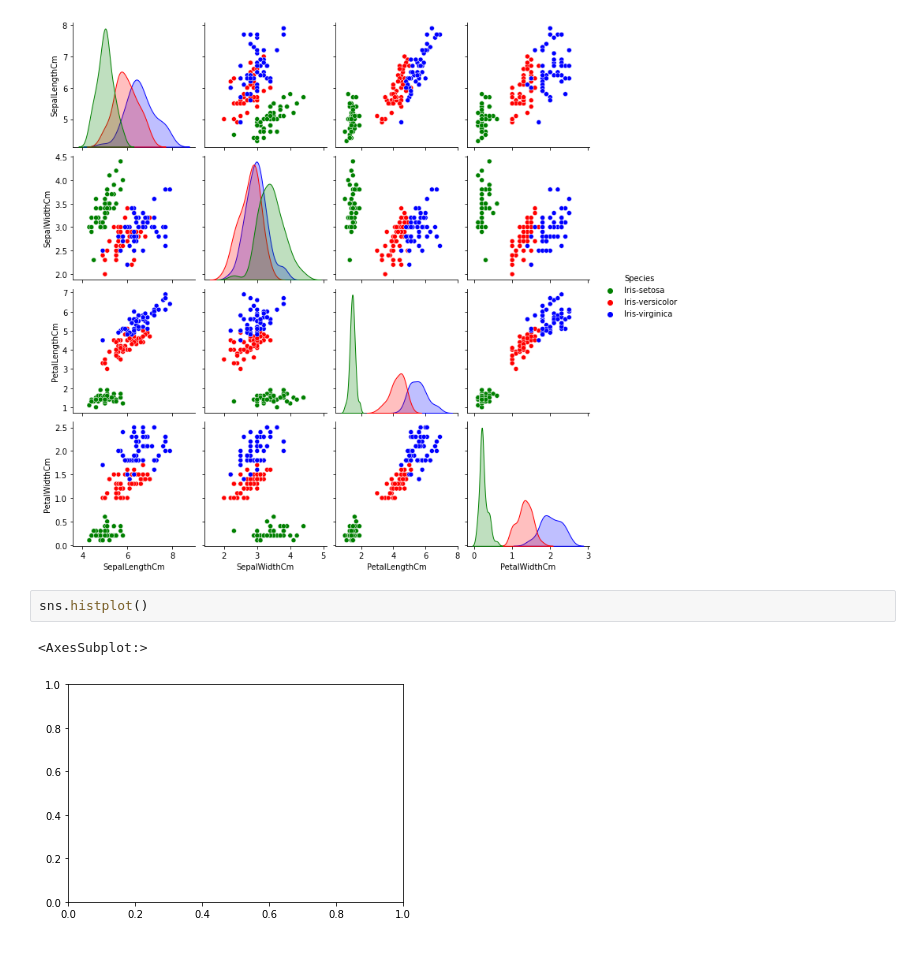
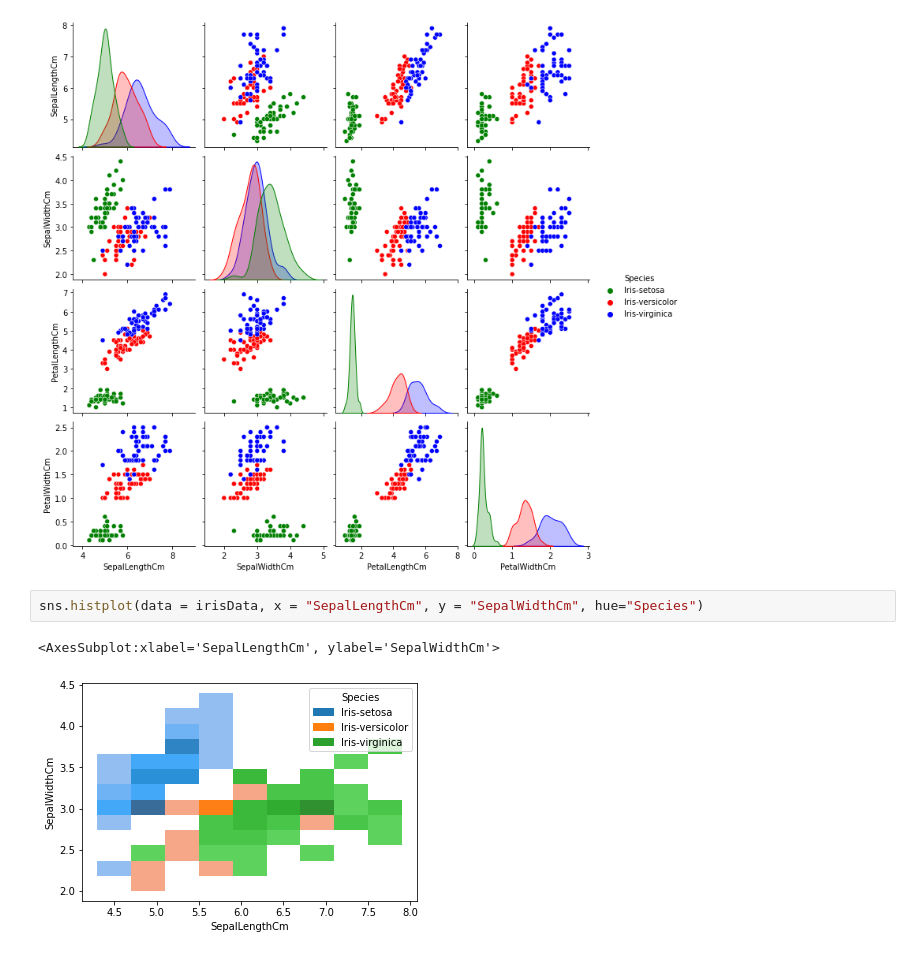
Before and after one commit to splitcomma/pands-project, a Jupyter notebook: analysis.ipynb, the cells around one changed output. Cells and saved outputs as stored; diff of their text form.

Commit message:
Adding new histplot with sepla length and width

```diff
--- a/analysis.ipynb
+++ b/analysis.ipynb
@@ -63,8 +63,8 @@ sns.pairplot(data=irisData, hue="Species", palette=["green", "red", "blue"])
 # %% [output]
 <seaborn.axisgrid.PairGrid at 0x...>
 [figure]
-# %%
-sns.histplot()
-# %% [output]
-<AxesSubplot:>
-[figure, removed]
+# %%
+sns.histplot(data = irisData, x = "SepalLengthCm", y = "SepalWidthCm", hue="Species")
+# %% [output]
+<AxesSubplot:xlabel='SepalLengthCm', ylabel='SepalWidthCm'>
+[figure, added]
```
